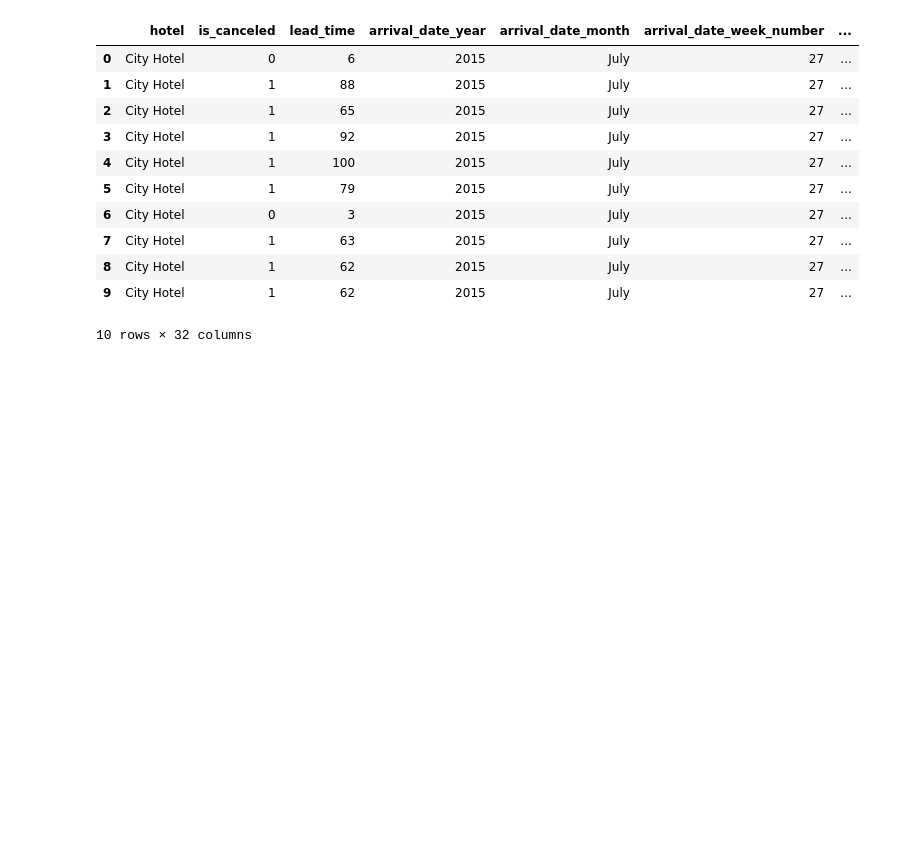
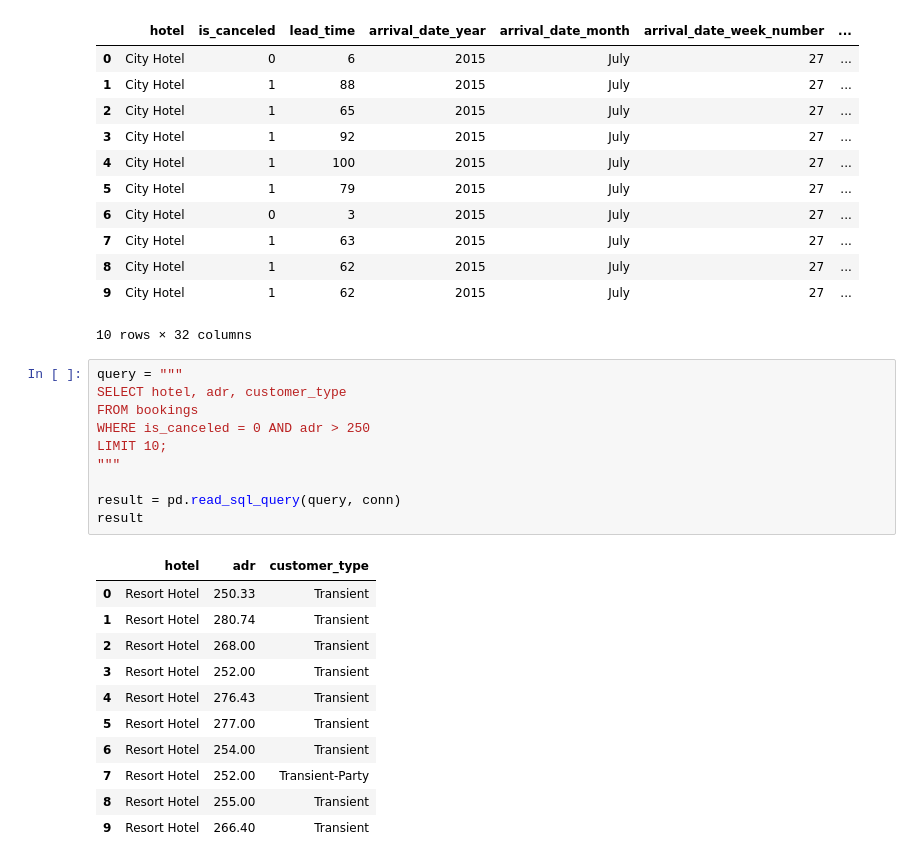
Before and after one commit to TanzeerCR7/stayiq-hotel-analytics, a Jupyter notebook: notebooks/exploration/01_first_look.ipynb, the cells around one changed output. Saved outputs shown, nothing was run; the diff lists cells and outputs as text; blank space fills up the shorter version.

Commit message:
Add AND condition query for high-value completed bookings

```diff
--- a/notebooks/exploration/01_first_look.ipynb
+++ b/notebooks/exploration/01_first_look.ipynb
@@ -206,3 +203,25 @@ result
 | 8 | City Hotel | 1 | 62 | 2015 | July | 27 | ... |
 | 9 | City Hotel | 1 | 62 | 2015 | July | 27 | ... |
 10 rows × 32 columns
+# %%
+query = """
+SELECT hotel, adr, customer_type
+FROM bookings
+WHERE is_canceled = 0 AND adr > 250
+LIMIT 10;
+"""
+
+result = pd.read_sql_query(query, conn)
+result
+# %% [output]
+|  | hotel | adr | customer_type |
+| 0 | Resort Hotel | 250.33 | Transient |
+| 1 | Resort Hotel | 280.74 | Transient |
+| 2 | Resort Hotel | 268.00 | Transient |
+| 3 | Resort Hotel | 252.00 | Transient |
+| 4 | Resort Hotel | 276.43 | Transient |
+| 5 | Resort Hotel | 277.00 | Transient |
+| 6 | Resort Hotel | 254.00 | Transient |
+| 7 | Resort Hotel | 252.00 | Transient-Party |
+| 8 | Resort Hotel | 255.00 | Transient |
+| 9 | Resort Hotel | 266.40 | Transient |
```
Also changed, not shown: parts of 1 cell of this notebook, 1 other file.
